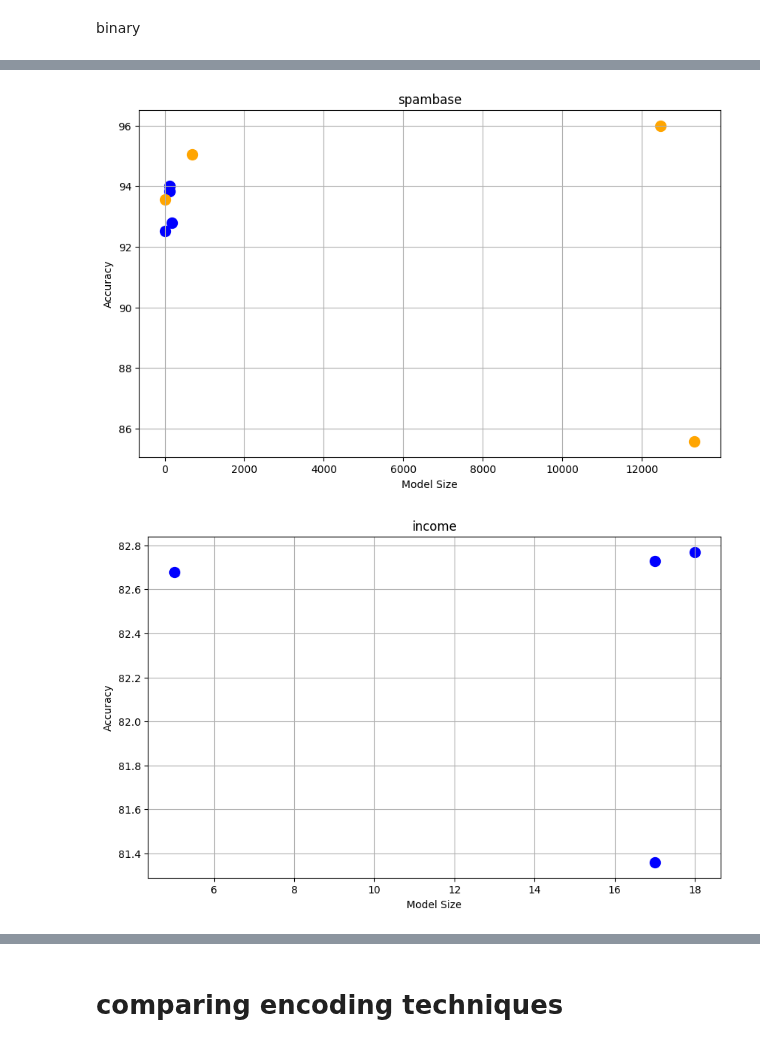
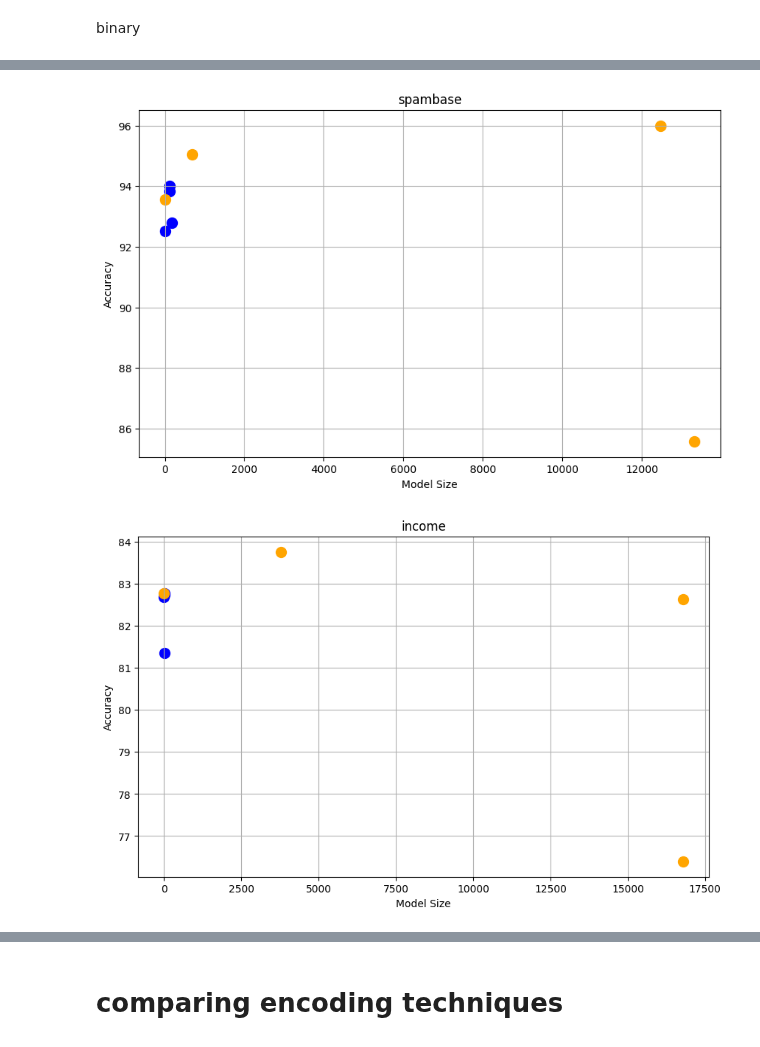
Before and after one commit to mafits/opt-ordinal-scorecards, a Jupyter notebook: build_graphs.ipynb, the cells around one changed output, grey strips where cells are left out. Cells and saved outputs as stored; diff of their text form; code cells hidden in the pictures.

Commit message:
finish tests and plots

```diff
--- a/build_graphs.ipynb
+++ b/build_graphs.ipynb
@@ -176,38 +176,38 @@ mammo 84.62 6 84.62 9 85.10 5 84.13 4 84.62 21 82.69 81 84.62 8 84.62 10
 breast cancer 94.74 17 95.91 26 97.08 8 94.74 27 94.74 50 95.91 80 95.32 6 94.74 12
 aesthetic binary 81.47 27 80.59 53 81.18 10 81.47 66 77.94 2802 80.88 22208 80.88 16 72.06 22374
 spambase 94.01 125 93.83 131 92.53 14 92.79 171 95.05 686 96.00 12460 93.57 14 85.58 13313
-income 82.73 17 81.36 17 82.68 5 82.77 18 ... ... ... ... ... ... ... ...
+income 82.73 17 81.36 17 82.68 5 82.77 18 83.76 3793 82.77 16783 82.63 8 76.40 16784
 """
 
 appendicitis_acc = [81.48, 85.19, 81.48, 85.19, 81.48, 81.48, 81.48, 70.37]
 appendicitis_size = [14, 14, 21, 5, 37, 359, 405, 13]
 caim_vs_infbins("appendicitis", appendicitis_acc, appendicitis_size)
 
 mammo_acc = [84.62, 84.62, 84.13, 85.10, 84.62, 82.69, 84.62, 84.62]
 mammo_size = [6, 9, 4, 5, 21, 81, 10, 8]
 caim_vs_infbins("mammo", mammo_acc, mammo_size)
 
 breast_cancer_acc = [94.74, 95.91, 94.74, 97.08, 94.74, 95.91, 94.74, 95.32]
 breast_cancer_size = [17, 26, 27, 8, 50, 80, 12, 6]
 caim_vs_infbins("breast cancer", breast_cancer_acc, breast_cancer_size)
 
 aesthetic_binary_acc = [81.47, 80.59, 81.47, 81.18, 77.94, 80.88, 72.06, 80.88]
 aesthetic_binary_size = [27, 53, 66, 10, 2804, 22208, 22374, 16]
 caim_vs_infbins("aesthetic binary", aesthetic_binary_acc, aesthetic_binary_size)
 
 spambase_accuracies = [94.01, 93.83, 92.79, 92.53, 95.05, 96.00, 93.57, 85.58]
 spambase_sizes = [125, 131, 171, 14, 686, 12460, 14, 13313]
 caim_vs_infbins("spambase", spambase_accuracies, spambase_sizes)
 
-income_accuracies = [82.73, 81.36, 82.68, 82.77]
-income_sizes = [17, 17, 5, 18]
+income_accuracies = [82.73, 81.36, 82.68, 82.77, 83.76, 82.77, 82.63, 76.40]
+income_sizes = [17, 17, 5, 18, 3793, 8, 16783, 16784]
 caim_vs_infbins("income", income_accuracies, income_sizes)
 # %% [output]
 [figure]
 [figure]
 [figure]
 [figure]
 [figure]
-[figure, old version]
+[figure, new version]
 # %%
 '''
```
Also changed, not shown: parts of 3 cells of this notebook, 2 other files.
